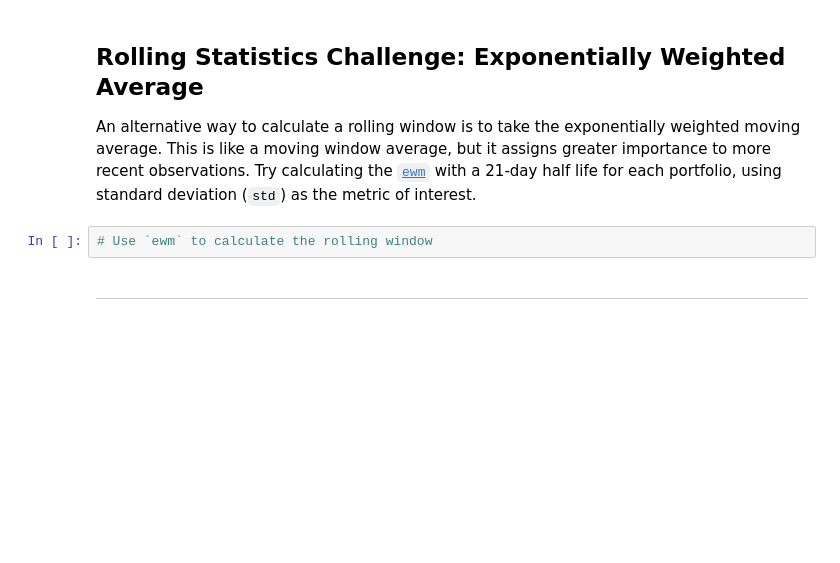
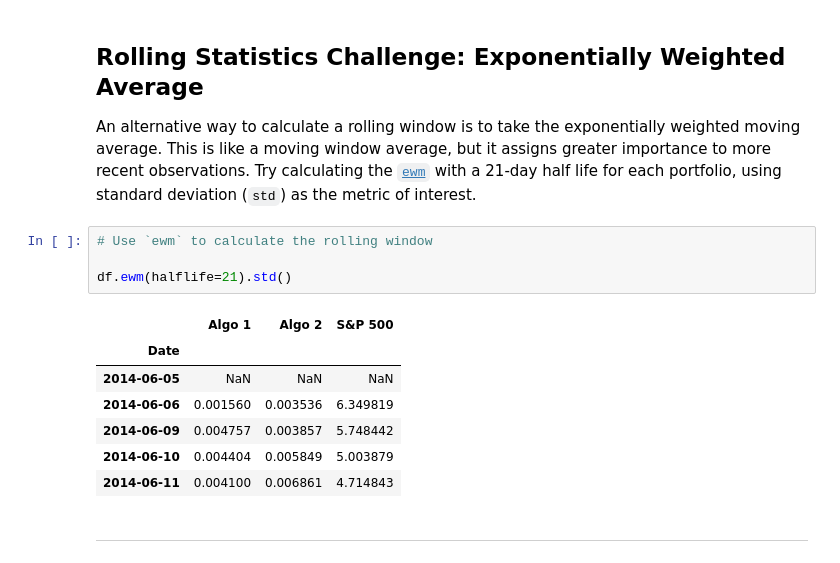
Before and after one commit to JamelBoyer/J_Boyer_Bootcamp, a Jupyter notebook: 02-Homework/04-Pandas/Instructions/Starter_Code/whale_analysis.ipynb, the cells around one changed output. Saved outputs shown, nothing was run; the diff lists cells and outputs as text; blank space fills up the shorter version.

```diff
--- a/02-Homework/04-Pandas/Instructions/Starter_Code/whale_analysis.ipynb
+++ b/02-Homework/04-Pandas/Instructions/Starter_Code/whale_analysis.ipynb
@@ -511,6 +541,16 @@ Date
 An alternative way to calculate a rolling window is to take the exponentially weighted moving average. This is like a moving window average, but it assigns greater importance to more recent observations. Try calculating the [`ewm`](https://pandas.pydata.org/pandas-docs/stable/reference/api/pandas.DataFrame.ewm.html) with a 21-day half life for each portfolio, using standard deviation (`std`) as the metric of interest.
 # %%
 # Use `ewm` to calculate the rolling window
+
+df.ewm(halflife=21).std()
+# %% [output]
+|  | Algo 1 | Algo 2 | S&P 500 |
+| Date |  |  |  |
+| 2014-06-05 | NaN | NaN | NaN |
+| 2014-06-06 | 0.001560 | 0.003536 | 6.349819 |
+| 2014-06-09 | 0.004757 | 0.003857 | 5.748442 |
+| 2014-06-10 | 0.004404 | 0.005849 | 5.003879 |
+| 2014-06-11 | 0.004100 | 0.006861 | 4.714843 |
 # %% [markdown]
 ---
 # %% [markdown]
```
Also changed, not shown: parts of 14 cells of this notebook.
